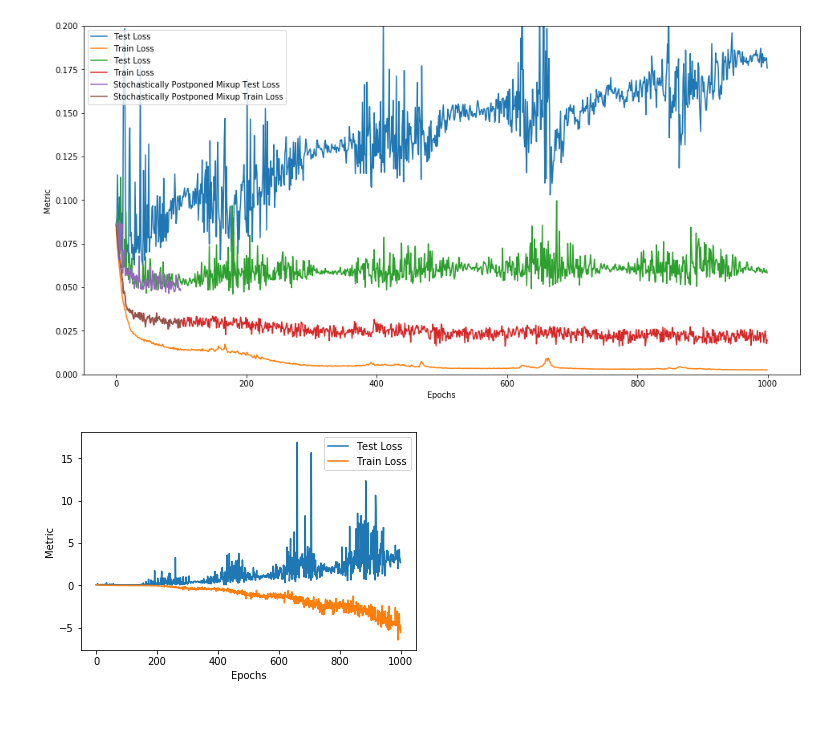
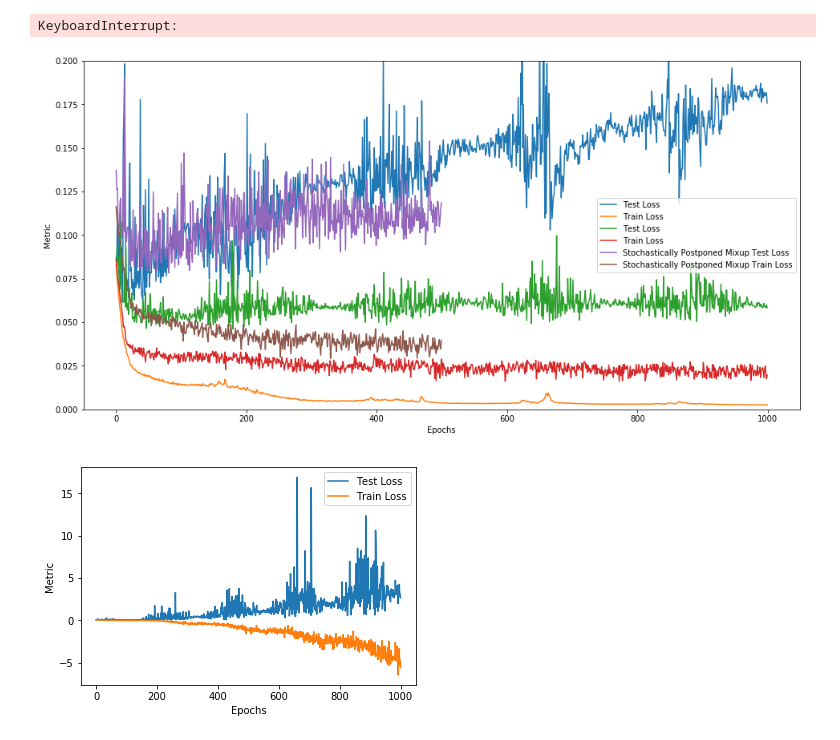
Before and after one commit to JasperJenkins/MixupExperiments, a Jupyter notebook: Ciona.ipynb, the cells around one changed output. Drawn from its saved outputs; the diff is of its cells as text; code cells hidden in the pictures.

```diff
--- a/Ciona.ipynb
+++ b/Ciona.ipynb
@@ -68,7 +68,7 @@ class BinaryMaskDataset(Dataset):
       img = F_img.vflip(img)
       img_mask = F_img.vflip(img_mask)
 
-    rotation = random.uniform(-20, 20)
+    rotation = random.uniform(-30, 30)
     img = F_img.rotate(img, rotation)
     img_mask = F_img.rotate(img_mask, rotation)
 
@@ -330,7 +330,7 @@ model['train_log'] = {'label':'Stochastically Postponed Mixup Train Loss', 'epoc
 model['test_log'] = {'label':'Stochastically Postponed Mixup Test Loss', 'epoch':[], 'metric':[]}
 
 # model and optimization
-model['network'] = UNetLatentMixup128().cuda()#UNet128().cuda()
+model['network'] = UNet128().cuda()#UNetLatentMixup128().cuda()#UNet128().cuda()
 model['batch_size'] = 48
 model['optimizer'] = optim.Adam(model.network.parameters(), lr=0.001)
 model['scheduler'] = CosineLR(model.optimizer, len(train_dataset) * 1000 / model.batch_size, .00005)
@@ -344,4 +344,6 @@ model['img_cuda_other'] = torch.empty([model.batch_size, 3, 128, 128]).cuda()
 model['mask_cuda'] = torch.empty([model.batch_size, 1, 128, 128]).cuda()
 # %%
 train_mixup(model, 500)
+# %% [output]
+KeyboardInterrupt:
 # %%
@@ -349,26 +355,29 @@ torch.save(model.to_python(), f'./models/seed{model.seed}_mixup_epoch{model.epoc
 # %%
-import torch
-model_standard = torch.load('./models/seed1000_standard_aug_epoch1000.model', map_location='cpu')
-model_mixup = torch.load('./models/seed1000_mixup_epoch1000.model', map_location='cpu')
+#import torch
+#model_standard = torch.load('./models/seed1000_standard_aug_epoch1000.model', map_location='cpu')
+#model_mixup = torch.load('./models/seed1000_mixup_epoch1000.model', map_location='cpu')
 #model_noisy_mixup = torch.load('./models/seed1000_noisy_mixup_epoch1000.model', map_location='cpu')
+
+import pickle
+pickle.load
 
 import matplotlib.pyplot as plt
 
 def plot_metrics(metric_logs, ylim=None):
   plt.figure(figsize=(16, 8))
   for metric_log in metric_logs:
     plt.plot(metric_log['epoch'], metric_log['metric'], label=metric_log['label'])
   plt.xlabel('Epochs')
   plt.ylabel('Metric')
   if ylim is not None: plt.ylim(*ylim)
   plt.legend()
   plt.show()
 
 plot_metrics([model_standard['test_log'], model_standard['train_log'],
               model_mixup['test_log'], model_mixup['train_log'],
               model.test_log, model.train_log], ylim=(0, .2))
 # %% [output]
-[figure, old version]
+[figure, new version]
 # %%
 import matplotlib.pyplot as plt
 
```
Also changed, not shown: parts of 1 cell of this notebook, 8 other files.
